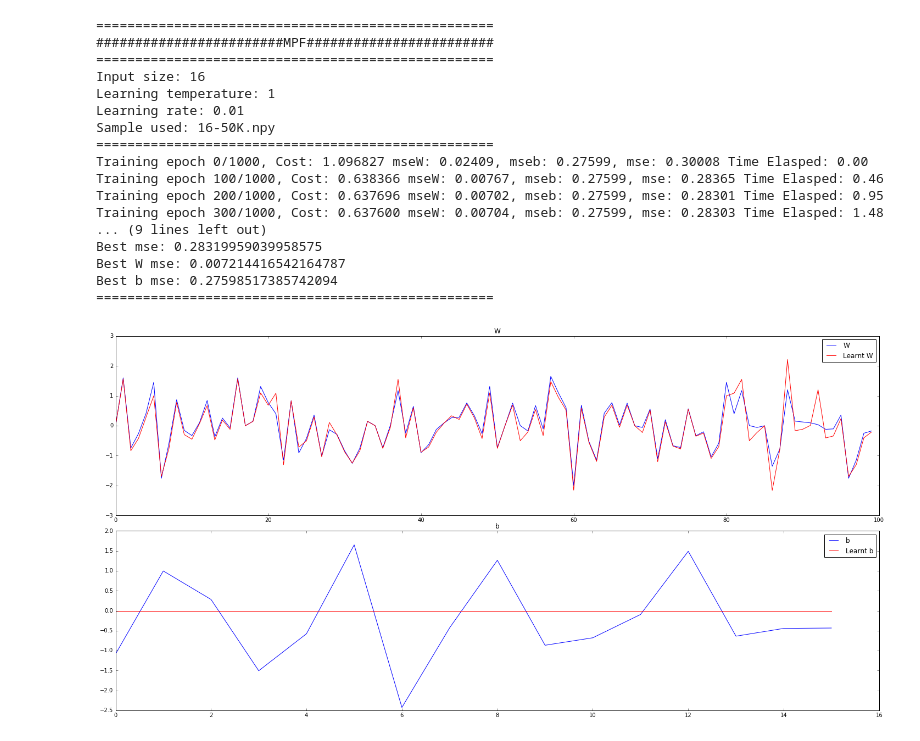
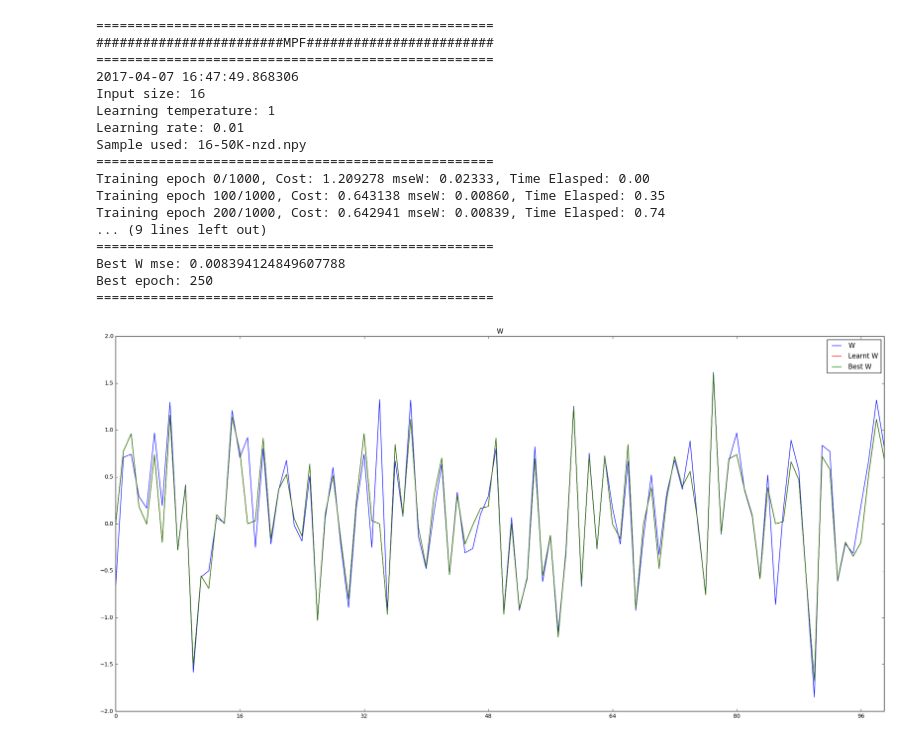
Before and after one commit to zunction/old-mmpf, a Jupyter notebook: Diagonal Biases.ipynb, the cells around one changed output. Drawn from its saved outputs; the diff is of its cells as text; code cells hidden in the pictures.

```diff
--- a/Diagonal Biases.ipynb
+++ b/Diagonal Biases.ipynb
@@ -254,24 +467,24 @@ Best b mse: 0.27598517385742094
 # %%
 trainmpf(units = 16, lr = 1e-2, epsilon = 1, n_epochs = 1000,
-             batchsize = 16, temperature = 1, validate_every = 100, sample = '16-50K.npy')
+             batchsize = 16, temperature = 1, validate_every = 100, sample = '16-50K-nzd.npy')
 # %% [output]
 ===================================================
 ########################MPF########################
 ===================================================
+2017-04-07 16:47:49.868306
 Input size: 16
 Learning temperature: 1
 Learning rate: 0.01
-Sample used: 16-50K.npy
+Sample used: 16-50K-nzd.npy
 ===================================================
-Training epoch 0/1000, Cost: 1.096827 mseW: 0.02409, mseb: 0.27599, mse: 0.30008 Time Elasped: 0.00
-Training epoch 100/1000, Cost: 0.638366 mseW: 0.00767, mseb: 0.27599, mse: 0.28365 Time Elasped: 0.46
-Training epoch 200/1000, Cost: 0.637696 mseW: 0.00702, mseb: 0.27599, mse: 0.28301 Time Elasped: 0.95
-Training epoch 300/1000, Cost: 0.637600 mseW: 0.00704, mseb: 0.27599, mse: 0.28303 Time Elasped: 1.48
+Training epoch 0/1000, Cost: 1.209278 mseW: 0.02333, Time Elasped: 0.00
+Training epoch 100/1000, Cost: 0.643138 mseW: 0.00860, Time Elasped: 0.35
+Training epoch 200/1000, Cost: 0.642941 mseW: 0.00839, Time Elasped: 0.74
 ... (9 lines left out)
-Best mse: 0.28319959039958575
-Best W mse: 0.007214416542164787
-Best b mse: 0.27598517385742094
 ===================================================
+Best W mse: 0.008394124849607788
+Best epoch: 250
+===================================================
-[figure, old version]
+[figure, new version]
 # %%
 trainmpf(units = 32, lr = 1e-2, epsilon = 1, n_epochs = 1000,
```
Also changed, not shown: parts of 22 cells of this notebook, 7 other files.
